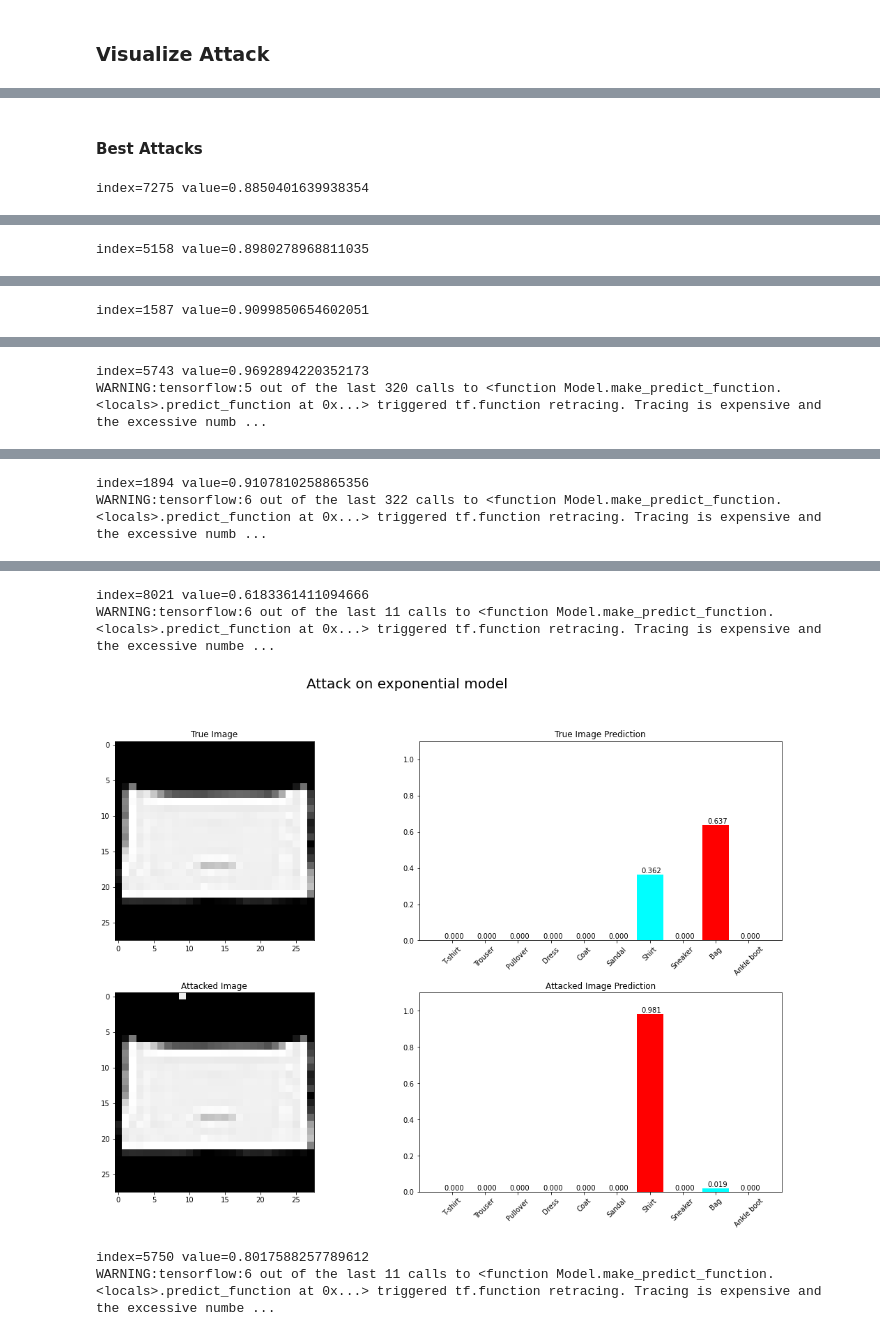
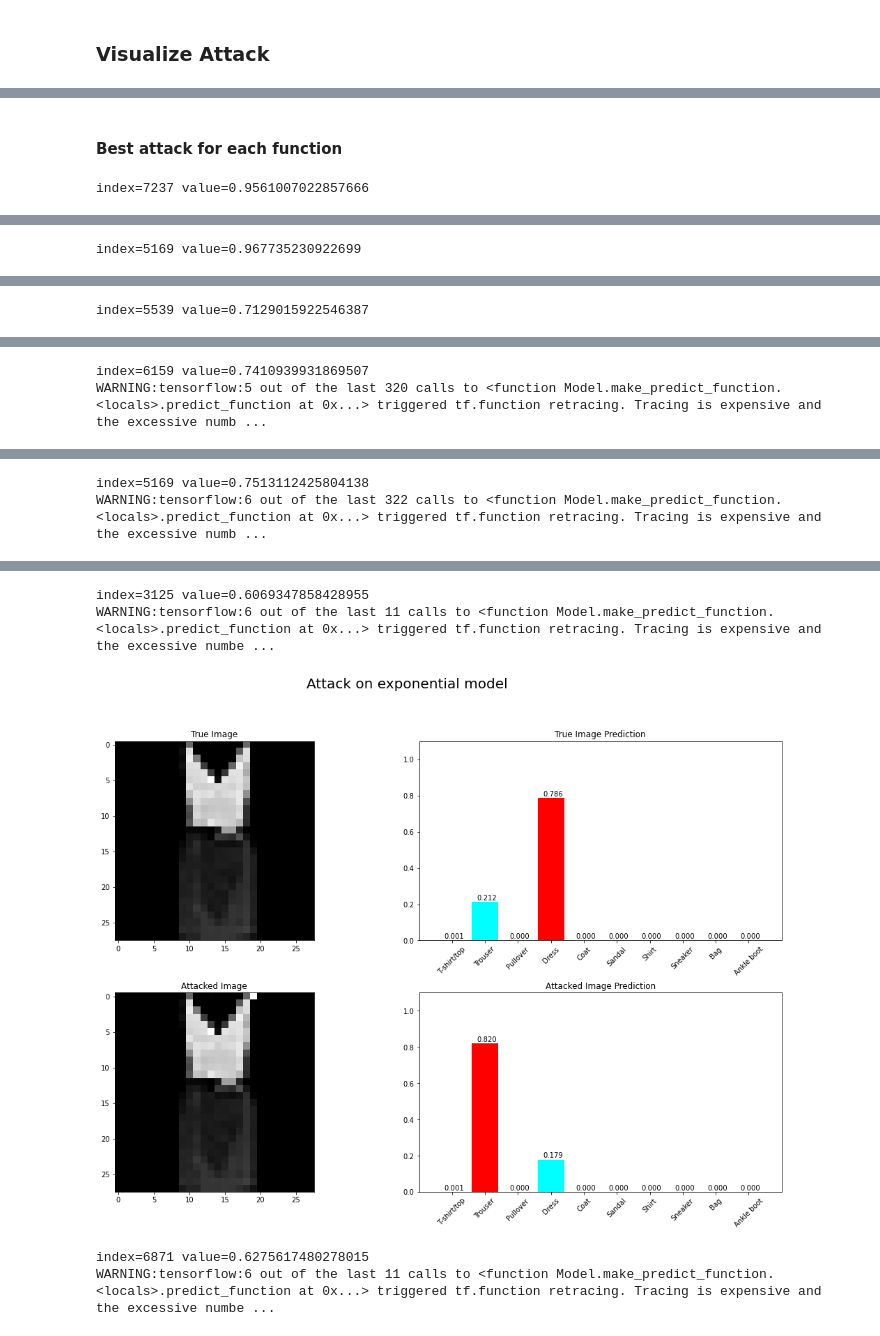
Before and after one commit to mattia93/armadillo, a Jupyter notebook: riccardo_facciotti_cima/nn_robustness_experiment_1/first_experiment.ipynb, the cells around one changed output, grey strips where cells are left out. Drawn from its saved outputs; the diff is of its cells as text; code cells hidden in the pictures.

```diff
--- a/riccardo_facciotti_cima/nn_robustness_experiment_1/first_experiment.ipynb
+++ b/riccardo_facciotti_cima/nn_robustness_experiment_1/first_experiment.ipynb
@@ -240,0 +216,10 @@ _____________
+# %%
+from numpy import asarray
+columns = len(DEEP_ACTIVATION)
+rows = len(CLASS_NAMES)
+
+image_list = []
+for filename in glob.glob(ATTACK_SURFACE_FIG_PATH+"/*.png"): #assuming gif
+    im=Image.open(filename)
+    im = asarray(im)
+    image_list.append(im)
@@ -240,0 +228,8 @@ _____________
+# %%
+fig, axes = plt.subplots(nrows=rows, ncols=columns, figsize=(18,18))
+img_count = 0
+for i in range(rows):
+    for j in range(columns):
+        if img_count < len(image_list):
+            axes[i, j].imshow(image_list[img_count])
+            img_count+=1
@@ -243,21 +240,12 @@ _____________
 # %%
+for function, initializer in DEEP_ACTIVATION.items():
+    d = load_object(f"./scores/acc_trend_{function}")
+    keys = np.fromiter(d.keys(), dtype=int)
+    vals = np.fromiter(d.values(), dtype=float)
+    print(f"base-model accuracy:{vals[0]}\n2048-optuna-iterations-model accuracy:{vals[-1]}\ndifference:%.4f" % (vals[0]-vals[-1]))
 
-
-for function, initializer in DEEP_ACTIVATION.items():
-    scores_list = []
-    checkpoints = [0]
-    s = load_object(SCORES_PATH+"/scores_best_"+function)
-    scores_list.append(s.accuracy)
-    for i in range(N_CHECKPOINTS):
-        n = int(N_TRIALS/N_CHECKPOINTS*(i+1))
-        # s = load_object(SCORES_PATH+"/scores_best_"+function+"_attack_"+str(n))
-        s = load_object(SCORES_PATH+"/scores_best_"+function+"_attack_"+str(n))
-        scores_list.append(s.accuracy)
-        checkpoints.append(n)
-    print(f"base-model accuracy:{scores_list[0]}\n2048-optuna-iterations-model accuracy:{scores_list[-1]}")
-
-    plt.plot(checkpoints, scores_list, label = "line 1")
-    plt.title('Optuna progress on '+function+' model accuracy')
+    plt.plot(keys, vals, label = "line 1")
+    plt.title(f'Optuna progress on {function} model accuracy')
     plt.xlabel('optuna iterations')
     plt.ylabel('accuracy')
     plt.show()
@@ -286,9 +281,9 @@ base-model accuracy:0.885
-# %% [markdown]
-#### Best Attacks
+# %% [markdown]
+#### Best attack for each function
 # %%
 for function, initializer in DEEP_ACTIVATION.items():
     m1 = load_object(SCORES_PATH+"/scores_best_"+function)
-    m2 = load_object(SCORES_PATH+"/scores_best_"+function+"_attack_2048")
+    m2 = load_object(SCORES_PATH+"/scores_best_"+function+"_best_attack")
     m = load_model(MODELS_PATH+"/best_"+function+".h5")
     best_attack = 0
     maximum = 0
@@ -302,4 +297,4 @@ for function, initializer in DEEP_ACTIVATION.items():
     print(f"index={best_attack} value={maximum}")
     plot_attack(m1.x_test[best_attack], m2.x_test[best_attack], m, function)
 # %% [output]
-index=7275 value=0.8850401639938354
+index=7237 value=0.9561007022857666
@@ -307 +302 @@ index=7275 value=0.8850401639938354
-index=5158 value=0.8980278968811035
+index=5169 value=0.967735230922699
@@ -309 +304 @@ index=5158 value=0.8980278968811035
-index=1587 value=0.9099850654602051
+index=5539 value=0.7129015922546387
@@ -311,2 +306,2 @@ index=1587 value=0.9099850654602051
-index=5743 value=0.9692894220352173
+index=6159 value=0.7410939931869507
 WARNING:tensorflow:5 out of the last 320 calls to <function Model.make_predict_function.<locals>.predict_function at 0x...> triggered tf.function retracing. Tracing is expensive and the excessive numb ...
@@ -314,2 +309,2 @@ WARNING:tensorflow:5 out of the last 320 calls to <function Model.make_predict_f
-index=1894 value=0.9107810258865356
+index=5169 value=0.7513112425804138
 WARNING:tensorflow:6 out of the last 322 calls to <function Model.make_predict_function.<locals>.predict_function at 0x...> triggered tf.function retracing. Tracing is expensive and the excessive numb ...
@@ -317,5 +312,5 @@ WARNING:tensorflow:6 out of the last 322 calls to <function Model.make_predict_f
-index=8021 value=0.6183361411094666
+index=3125 value=0.6069347858428955
 WARNING:tensorflow:6 out of the last 11 calls to <function Model.make_predict_function.<locals>.predict_function at 0x...> triggered tf.function retracing. Tracing is expensive and the excessive numbe ...
-[figure, old version]
+[figure, new version]
-index=5750 value=0.8017588257789612
+index=6871 value=0.6275617480278015
 WARNING:tensorflow:6 out of the last 11 calls to <function Model.make_predict_function.<locals>.predict_function at 0x...> triggered tf.function retracing. Tracing is expensive and the excessive numbe ...
```
Also changed, not shown: parts of 16 cells of this notebook, 2 other files.
